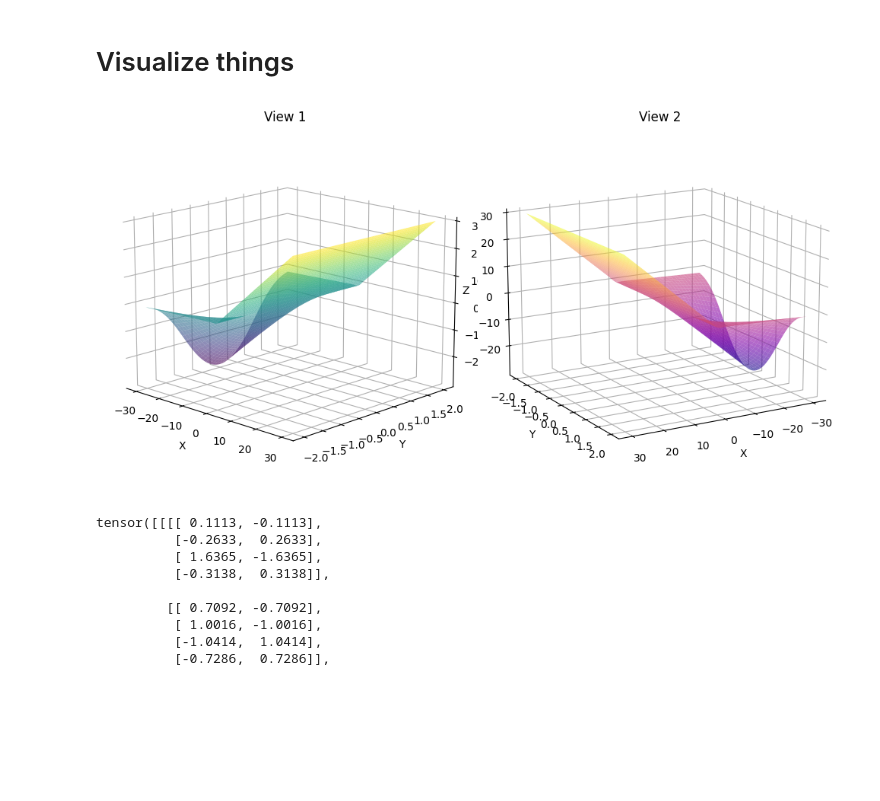
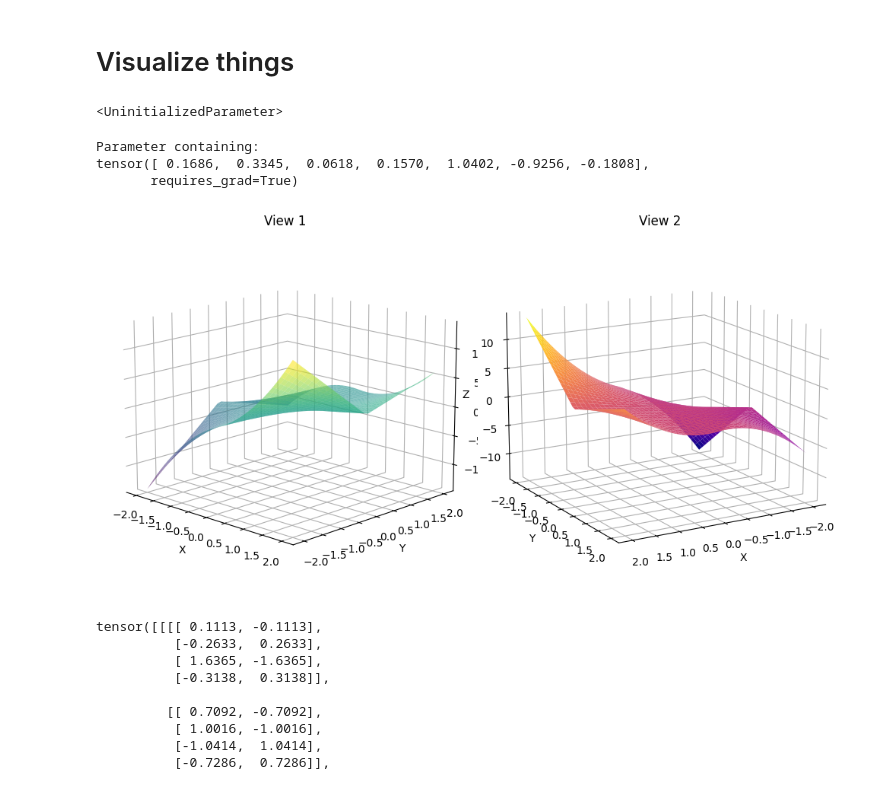
Before and after one commit to jeongwhanchoi/SAMSA, a Jupyter notebook: CASA for Graph/interactive_notebook.ipynb, the cells around one changed output. Cells and saved outputs as stored; diff of their text form; code cells hidden in the pictures; blank space fills up the shorter version.

```diff
--- a/CASA for Graph/interactive_notebook.ipynb
+++ b/CASA for Graph/interactive_notebook.ipynb
@@ -2,0 +119,4 @@
+# %%
+p
+# %% [output]
+<UninitializedParameter>
@@ -3,3 +127,9 @@
+# %%
+p_
+# %% [output]
+Parameter containing:
+tensor([ 0.1686,  0.3345,  0.0618,  0.1570,  1.0402, -0.9256, -0.1808],
+       requires_grad=True)
 # %%
 from mpl_toolkits.mplot3d import Axes3D
 import matplotlib.pyplot as plt
@@ -10,17 +140,33 @@ import numpy as np
 #   """Function to be plotted."""
 #   return (y + 1) * x + (y) * np.log(1 + np.exp(x))
 
-def gelu(x):
-    return 0.5 * x * (1 + np.tanh(np.sqrt(2 / np.pi) * (x + 0.044715 * np.power(x, 3))))
+# def f(x, y):
+#   """
+#   This function takes two numbers x and y and returns the maximum of the two.
+#   """
+#   term1 = np.maximum(x + y, - y - x)
+#   # term1 = term1 * np.abs(term1)
+#   term2 = np.minimum(x - y, y - x)
+#   # term2 = term2 * np.abs(term2)
+#   return term1 + term2
+#   # return x * y
+#   # return np.log((term1 + term2) - 4 * x * y)
+#   # return np.exp(term1) + np.exp(term2)) / (np.exp(term1) + np.exp(term2) + np.exp(term1 * -1) + np.exp(term2 * -1)
+
+# def f(x, y):
+#   """Function to be plotted."""
+#   # # p = (sigmoid(y * y) - 0.5) * 2
+#   # p = y
+#   # # return (1 + p) * x + p * np.log(1 + np.exp(x))
+#   # return (1 - p) * x + p * np.maximum(x, 0)
+#   # return np.maximum(x, y) + np.minimum(x, y)
 
 def f(x, y):
-  """Function to be plotted."""
-  p = (sigmoid(y * y) - 0.5) * 2
-  return (1 - p) * x + p * gelu(x)
+    return (1 - y) * x + x * np.abs(x * y)
 
 # Create a mesh grid
-x = np.linspace(-30, 30, 400)
-y = np.linspace(-2, 2, 400)
+x = np.linspace(-2, 2, 40)
+y = np.linspace(-2, 2, 40)
 X, Y = np.meshgrid(x, y)
 
 # Calculate the function values
@@ -35,37 +181,37 @@ ax2 = fig.add_subplot(122, projection='3d')
 
 # Plot the surface on both subplots
 ax1.plot_surface(X, Y, Z, cmap='viridis', alpha=0.6)
-ax2.plot_surface(X, Y, Z, cmap='plasma', alpha=0.6)
+ax2.plot_surface(X, Y, Z, cmap='plasma')
 
 # Set labels and titles for both subplots
 ax1.set_xlabel('X')
 ax1.set_ylabel('Y')
 ax1.set_zlabel('Z')
 ax1.set_title('View 1')
 
 ax2.set_xlabel('X')
 ax2.set_ylabel('Y')
 ax2.set_zlabel('Z')
 ax2.set_title('View 2')
 
 # Adjust viewing angles for each subplot
 ax1.view_init(elev=15, azim=-46)
 ax2.view_init(elev=15, azim=60)
 
 # Remove unnecessary spines
 ax1.w_xaxis.set_pane_color((1.0, 1.0, 1.0, 0.0))
 ax1.w_yaxis.set_pane_color((1.0, 1.0, 1.0, 0.0))
 ax1.w_zaxis.set_pane_color((1.0, 1.0, 1.0, 0.0))
 
 ax2.w_xaxis.set_pane_color((1.0, 1.0, 1.0, 0.0))
 ax2.w_yaxis.set_pane_color((1.0, 1.0, 1.0, 0.0))
 ax2.w_zaxis.set_pane_color((1.0, 1.0, 1.0, 0.0))
 
 # Tight layout and show the plot
 plt.tight_layout()
 plt.show()
 # %% [output]
-[figure, old version]
+[figure, new version]
 # %%
 import torch
 import torch.nn as nn
```
Also changed, not shown: parts of 11 cells of this notebook, 8 other files.
